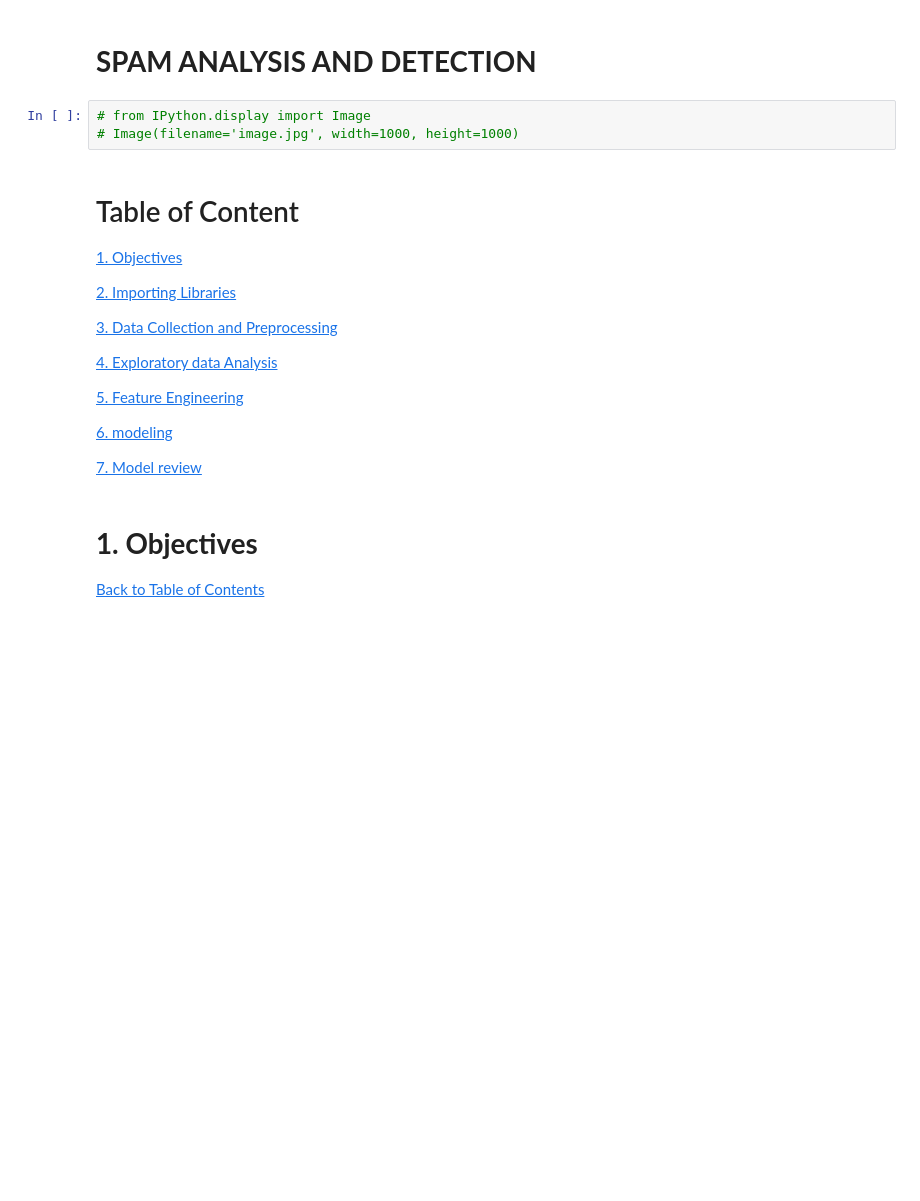
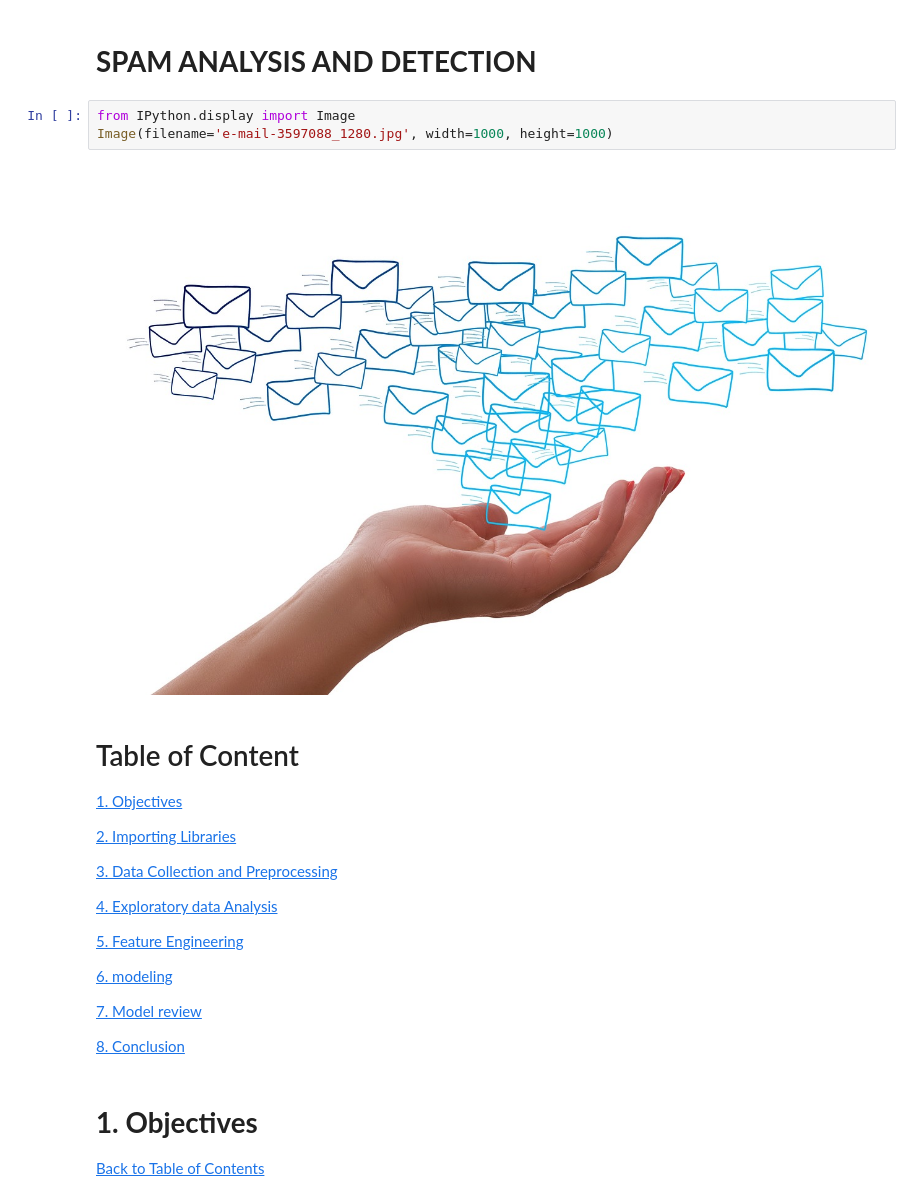
Before and after one commit to Tshifhumulo10/Spam-Detection, a Jupyter notebook: Spam_detection_notebook.ipynb, the cells around one changed output. Drawn from its saved outputs; the diff is of its cells as text; blank space fills up the shorter version.

```diff
--- a/Spam_detection_notebook.ipynb
+++ b/Spam_detection_notebook.ipynb
@@ -1,8 +1,10 @@
 # %% [markdown]
 # **SPAM ANALYSIS AND DETECTION**
 # %%
-# from IPython.display import Image
-# Image(filename='image.jpg', width=1000, height=1000)
+from IPython.display import Image
+Image(filename='e-mail-3597088_1280.jpg', width=1000, height=1000)
+# %% [output]
+[figure, added]
 # %% [markdown]
 # Table of Content
 
@@ -21,6 +23,8 @@
 <a href=#six>6. modeling</a>
 
 <a href=#seven>7. Model review</a>
+
+<a href=#eight>8. Conclusion</a>
 # %% [markdown]
 <a id="one"></a>
 # **1. Objectives**
```
Also changed, not shown: parts of 13 cells of this notebook.
